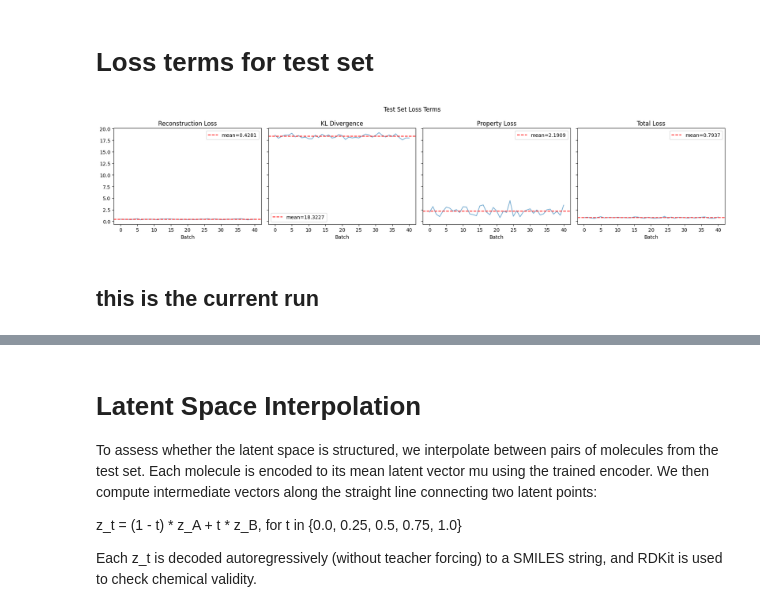
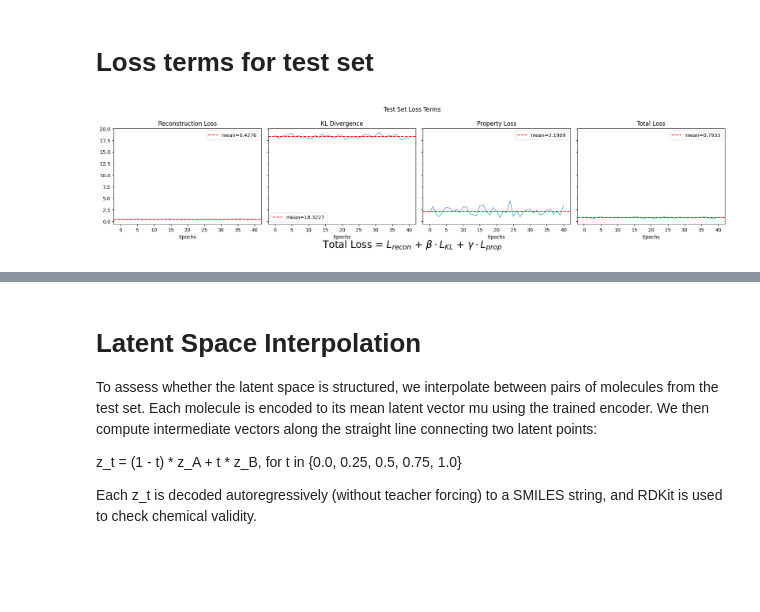
Before and after one commit to elenipsaromatis/mol-vae, a Jupyter notebook: notebooks/vae_dev.ipynb, the cells around one changed output, grey strips where cells are left out. Cells and saved outputs as stored; diff of their text form; code cells hidden in the pictures; blank space fills up the shorter version.

```diff
--- a/notebooks/vae_dev.ipynb
+++ b/notebooks/vae_dev.ipynb
@@ -995,34 +995,37 @@ with torch.no_grad():
         logits, mu, log_var, prop_logit = model(x)
         loss, recon, kl, prop = vae_loss(
             logits, x[:, 1:], mu, log_var,
             beta=BETA_MAX,
             prop_logit=prop_logit,
             labels=y.float(),
             gamma=GAMMA,
             kl_free_bits=KL_FREE_BITS
         )
         recon_losses.append(recon.item())
         kl_losses.append(kl.item())
         prop_losses.append(prop.item())
         total_losses.append(loss.item())
 
 fig, axes = plt.subplots(1, 4, figsize=(18, 4), sharey=True)
 for ax, vals, title in zip(
     axes,
     [recon_losses, kl_losses, prop_losses, total_losses],
     ['Reconstruction Loss', 'KL Divergence', 'Property Loss', 'Total Loss']
 ):
     ax.plot(vals, alpha=0.6)
     mean = sum(vals) / len(vals)
     ax.axhline(mean, color='red', linestyle='--', label=f'mean={mean:.4f}')
     ax.set_title(title)
-    ax.set_xlabel('Batch')
+    ax.set_xlabel('Epochs')
     ax.legend()
 
 plt.suptitle('Test Set Loss Terms')
 plt.tight_layout()
+fig.text(
+    0.5, -0.02,
+    r'Total Loss = $L_{recon}$ + $\beta \cdot L_{KL}$ + $\gamma \cdot L_{prop}$',
+    ha='center', fontsize=20
+)
 plt.show()
 # %% [output]
-[figure, old version]
+[figure, new version]
-# %% [markdown]
-## this is the current run
```
Also changed, not shown: parts of 8 cells of this notebook.
